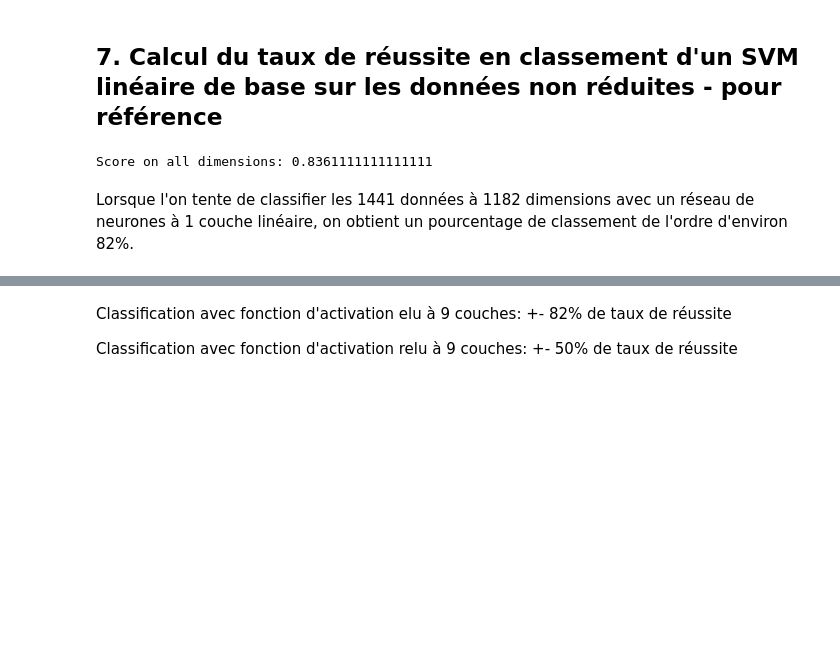
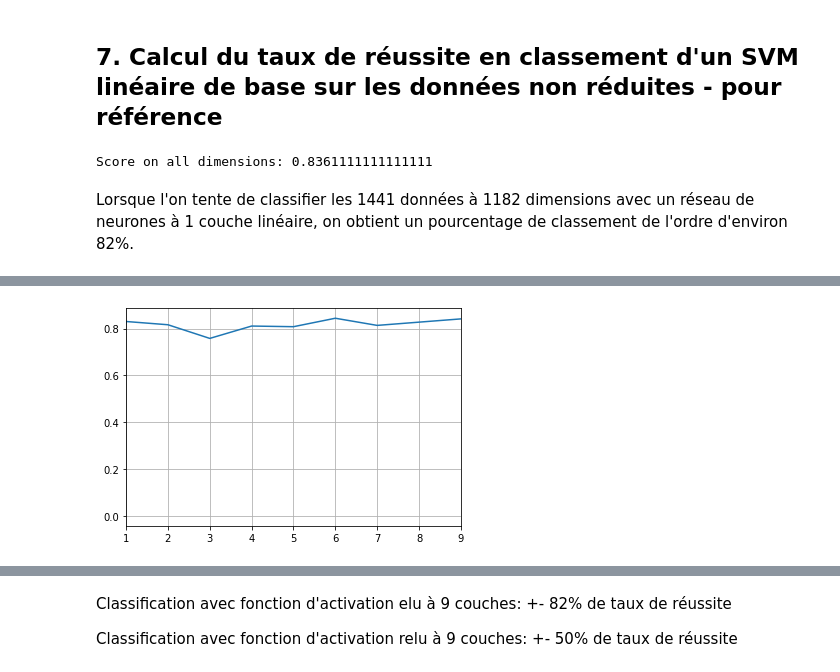
Before and after one commit to benjaminMatteJean/Projet4101, a Jupyter notebook: Deep_learning_for_classification.ipynb, the cells around one changed output, grey strips where cells are left out. Cells and saved outputs as stored; diff of their text form; code cells hidden in the pictures; blank space fills up the shorter version.

```diff
--- a/Deep_learning_for_classification.ipynb
+++ b/Deep_learning_for_classification.ipynb
@@ -206,6 +206,6 @@ def plot_results(test_accu):
 Cette méthode n'a besoin, en entrées, que des jeux d'entraînement et de test normalisé, dont la dernière dimension de chaque donnée constitue la valeur de l'étiquette reliée.
 # %%
-def compute_results(X_train, X_test):
+def compute_linear_results(X_train, X_test, ):
     # Définit si cuda est utilisé ou non
     # mettre cuda pour utiliser un GPU
     device = "cpu" #if torch.cuda.is_available() else "cpu"
@@ -215,6 +215,9 @@ def compute_results(X_train, X_test):
     learning_rate = 0.01
     momentum = 0.9
     batch_size = 32
+
+    # Définit le nombre de dimensions des données avec lesquelles on travaille (la dernière dimension étant l'étiquette)
+    dimensions = X_train.shape[1] - 1
 
     # Charge les données d'entraînement et de test
     train_set = RAMQDataset(X_train)
@@ -233,9 +236,9 @@ def compute_results(X_train, X_test):
 
     # Instancier un réseau RAMQNet
     # dans une variable nommée "model"
-    for i in range(1,7):
+    for i in range(1,10):
         print("Je vais utiliser " + str(i) + " layers")
-        model = RAMQNet(1182, i)
+        model = RAMQNet(dimensions, i)
 
         # Tranfert le réseau au bon endroit
         model.to(device)
@@ -302,2 +307,3 @@ Lorsque l'on tente de classifier les 1441 données à 1182 dimensions avec un r
 # %%
-compute_results(X_train, X_test) # all dimensions
+compute_linear_results(X_train, X_test) # all dimensions
+# %% [output]
@@ -303,0 +327 @@ compute_results(X_train, X_test) # all dimensions
+[figure, added]
```
Also changed, not shown: parts of 9 cells of this notebook.
